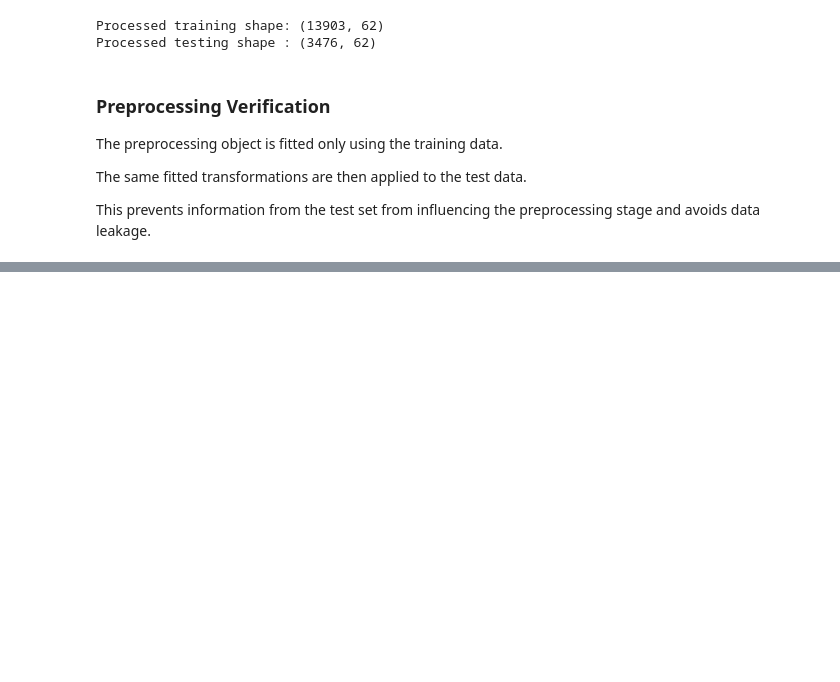
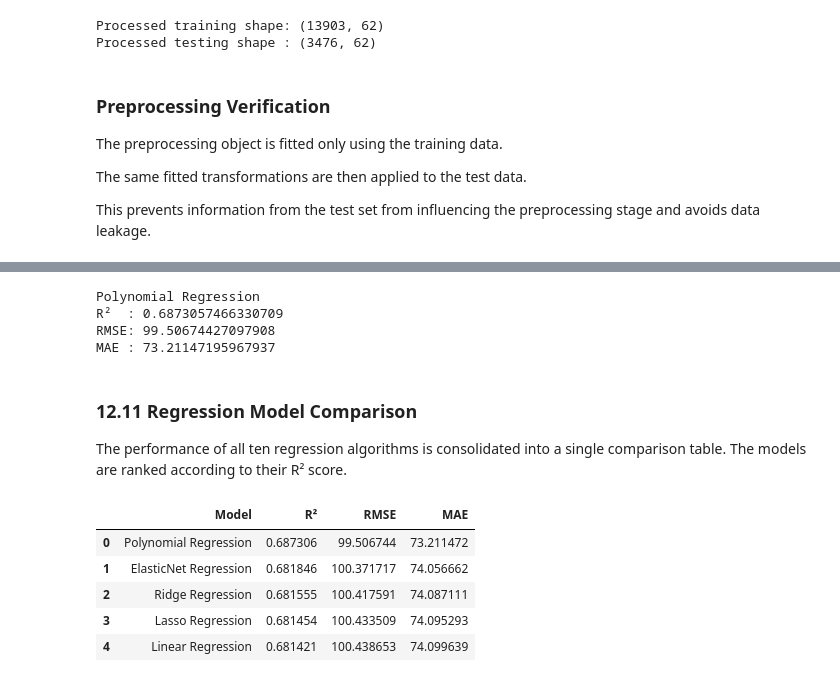
Before and after one commit to vaishnavit67/23cse301-ecommerce-ml-capstone, a Jupyter notebook: Notebooks/Regression.ipynb, the cells around one changed output, grey strips where cells are left out. Drawn from its saved outputs; the diff is of its cells as text; code cells hidden in the pictures; blank space fills up the shorter version.

Commit message:
added Linear, Lasso, Ridge, ElasticNet and Polynomial regression

```diff
--- a/Notebooks/Regression.ipynb
+++ b/Notebooks/Regression.ipynb
@@ -680,0 +886,58 @@ This prevents information from the test set from influencing the preprocessing s
+# %%
+polynomial_model = LinearRegression()
+
+polynomial_model, polynomial_predictions, polynomial_r2, polynomial_rmse, polynomial_mae = (
+    evaluate_regression_model(
+        polynomial_model,
+        X_train_poly,
+        X_test_poly,
+        y_train,
+        y_test
+    )
+)
+
+print("Polynomial Regression")
+print("R²  :", polynomial_r2)
+print("RMSE:", polynomial_rmse)
+print("MAE :", polynomial_mae)
+# %% [output]
+Polynomial Regression
+R²  : 0.6873057466330709
+RMSE: 99.50674427097908
+MAE : 73.21147195967937
+# %% [markdown]
+### 12.11 Regression Model Comparison
+
+The performance of all ten regression algorithms is consolidated into a
+single comparison table. The models are ranked according to their R² score.
+# %%
+# Store results from all ten regression models
+
+results = [
+    ["Linear Regression", linear_r2, linear_rmse, linear_mae],
+    ["Ridge Regression", ridge_r2, ridge_rmse, ridge_mae],
+    ["Lasso Regression", lasso_r2, lasso_rmse, lasso_mae],
+    ["ElasticNet Regression", elastic_r2, elastic_rmse, elastic_mae],
+    ["Polynomial Regression", polynomial_r2, polynomial_rmse, polynomial_mae],
+]
+
+results_df = pd.DataFrame(
+    results,
+    columns=["Model", "R²", "RMSE", "MAE"]
+)
+
+# Rank models by R²
+results_df = results_df.sort_values(
+    by="R²",
+    ascending=False
+).reset_index(drop=True)
+
+# Display the comparison table
+results_df
+# %% [output]
+|  | Model | R² | RMSE | MAE |
+| 0 | Polynomial Regression | 0.687306 | 99.506744 | 73.211472 |
+| 1 | ElasticNet Regression | 0.681846 | 100.371717 | 74.056662 |
+| 2 | Ridge Regression | 0.681555 | 100.417591 | 74.087111 |
+| 3 | Lasso Regression | 0.681454 | 100.433509 | 74.095293 |
+| 4 | Linear Regression | 0.681421 | 100.438653 | 74.099639 |
```
Also changed, not shown: parts of 13 cells of this notebook.
